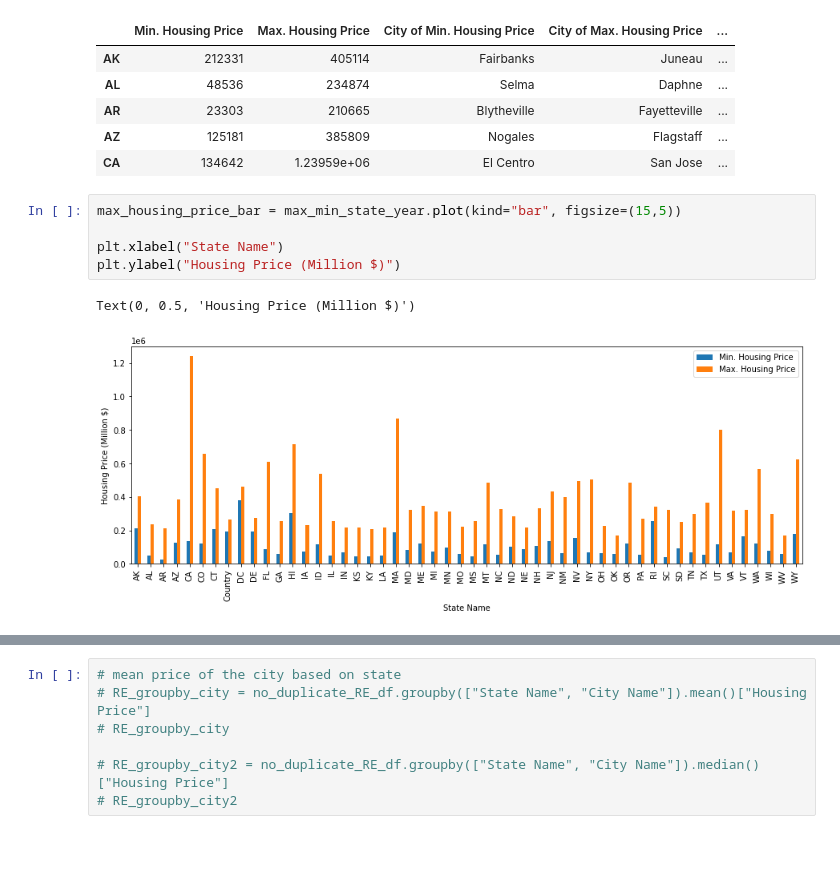
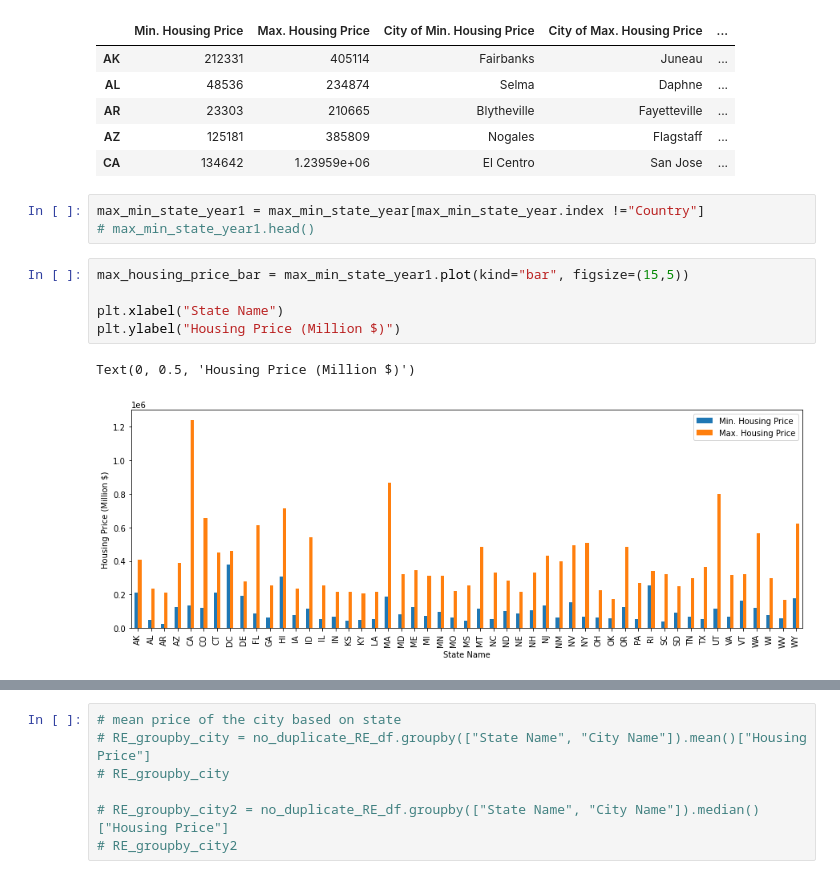
Before and after one commit to PlainJane20/Project-One, a Jupyter notebook: Coding/UE_Rates_NS-Alicia.ipynb, the cells around one changed output, grey strips where cells are left out. Saved outputs shown, nothing was run; the diff lists cells and outputs as text; blank space fills up the shorter version.

```diff
--- a/Coding/UE_Rates_NS-Alicia.ipynb
+++ b/Coding/UE_Rates_NS-Alicia.ipynb
@@ -380,11 +381,14 @@ max_min_state_year.head()
 | AR | 23303 | 210665 | Blytheville | Fayetteville | ... |
 | AZ | 125181 | 385809 | Nogales | Flagstaff | ... |
 | CA | 134642 | 1.23959e+06 | El Centro | San Jose | ... |
+# %%
+max_min_state_year1 = max_min_state_year[max_min_state_year.index !="Country"]
+# max_min_state_year1.head()
 # %%
-max_housing_price_bar = max_min_state_year.plot(kind="bar", figsize=(15,5))
+max_housing_price_bar = max_min_state_year1.plot(kind="bar", figsize=(15,5))
 
 plt.xlabel("State Name")
 plt.ylabel("Housing Price (Million $)")
 # %% [output]
 Text(0, 0.5, 'Housing Price (Million $)')
-[figure, old version]
+[figure, new version]
```
Also changed, not shown: parts of 14 cells of this notebook.
